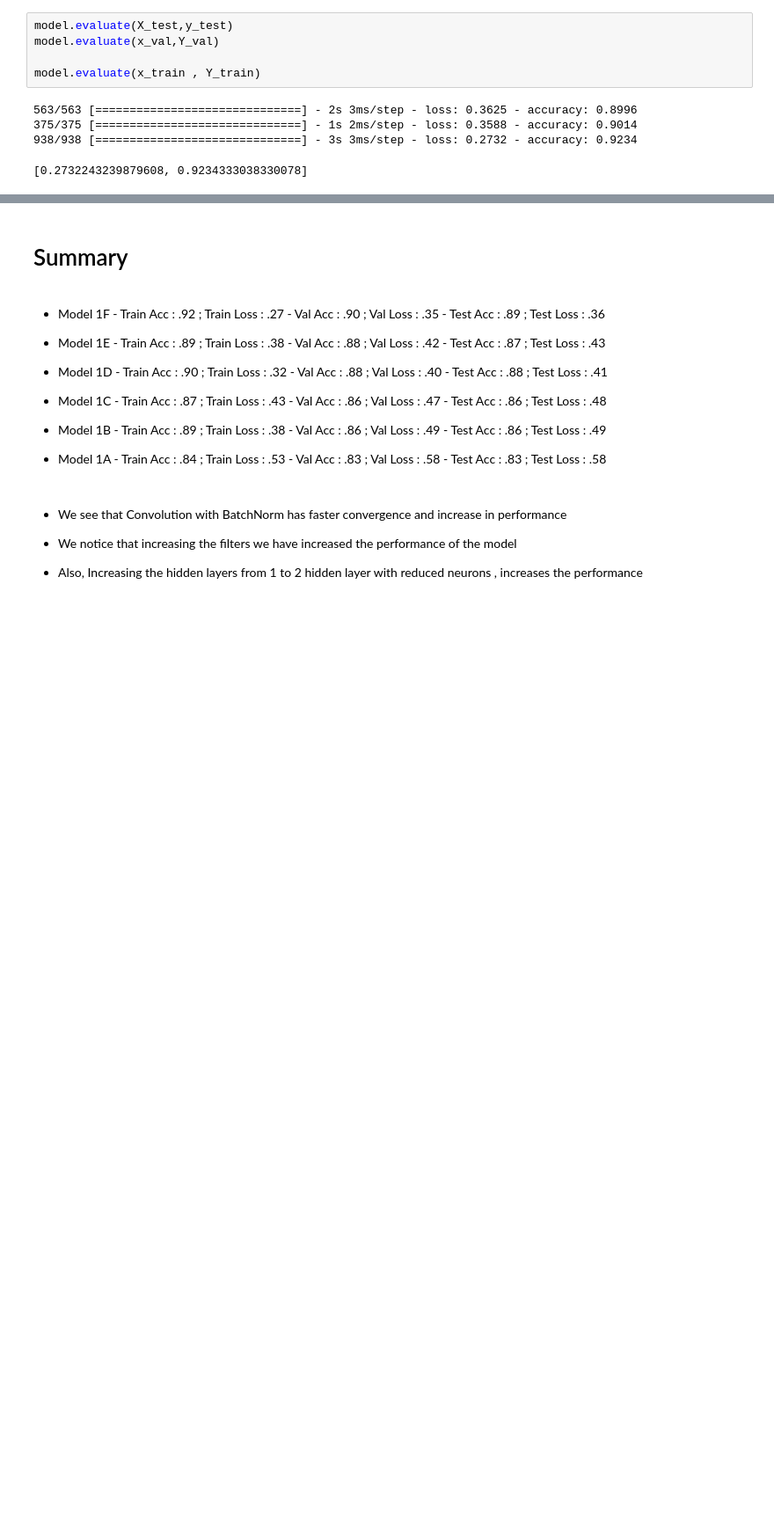
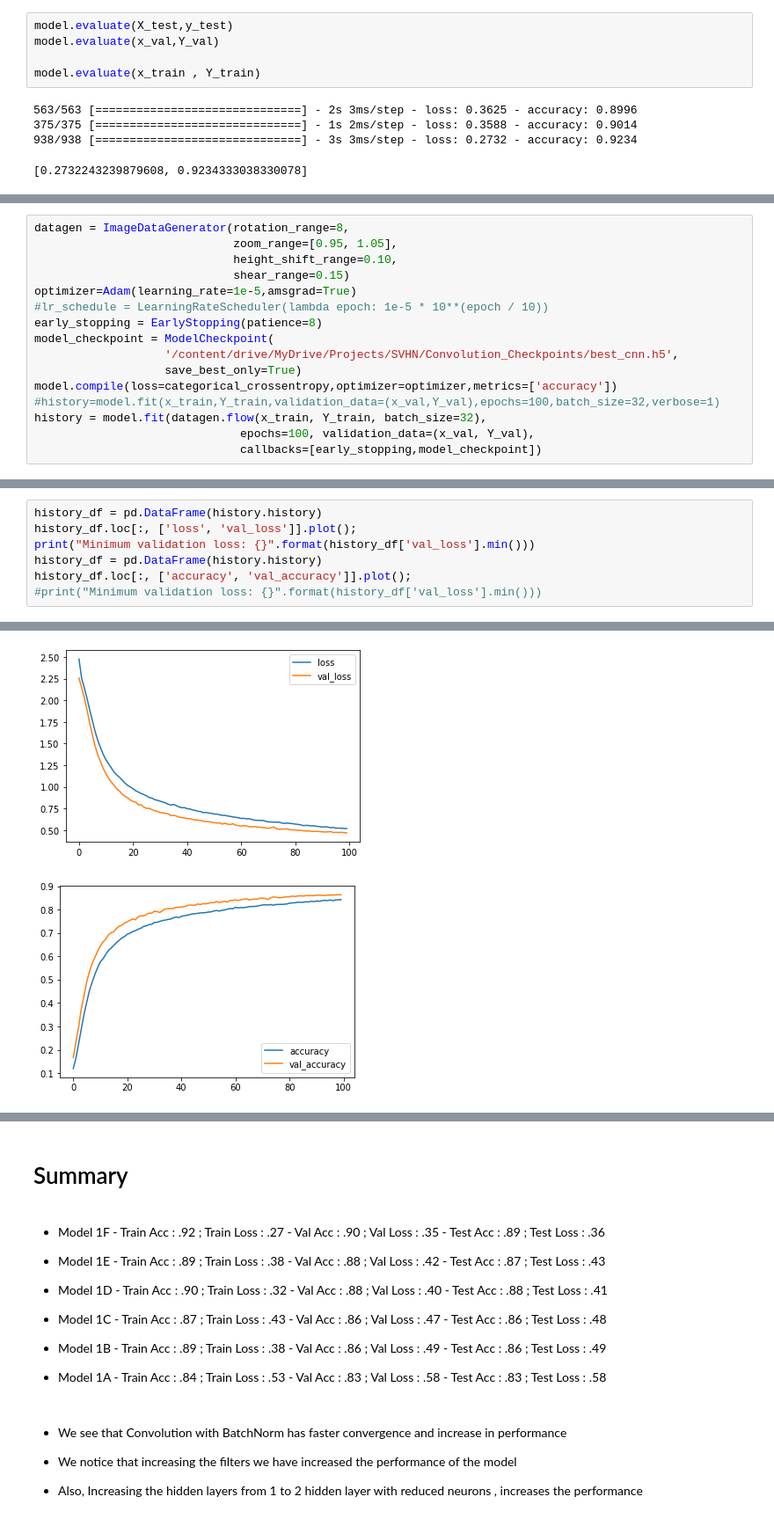
Before and after one commit to RiseAboveAll/SVHN, a Jupyter notebook: SVHN_Convnet.ipynb, the cells around one changed output, grey strips where cells are left out. Shown at 88% size. Saved outputs shown, nothing was run; the diff lists cells and outputs as text; blank space fills up the shorter version.

```diff
--- a/SVHN_Convnet.ipynb
+++ b/SVHN_Convnet.ipynb
@@ -615,0 +665,16 @@ model.evaluate(x_train , Y_train)
+# %%
+datagen = ImageDataGenerator(rotation_range=8,
+                             zoom_range=[0.95, 1.05],
+                             height_shift_range=0.10,
+                             shear_range=0.15)
+optimizer=Adam(learning_rate=1e-5,amsgrad=True)
+#lr_schedule = LearningRateScheduler(lambda epoch: 1e-5 * 10**(epoch / 10))
+early_stopping = EarlyStopping(patience=8)
+model_checkpoint = ModelCheckpoint(
+                   '/content/drive/MyDrive/Projects/SVHN/Convolution_Checkpoints/best_cnn.h5',
+                   save_best_only=True)
+model.compile(loss=categorical_crossentropy,optimizer=optimizer,metrics=['accuracy'])
+#history=model.fit(x_train,Y_train,validation_data=(x_val,Y_val),epochs=100,batch_size=32,verbose=1)
+history = model.fit(datagen.flow(x_train, Y_train, batch_size=32),
+                              epochs=100, validation_data=(x_val, Y_val),
+                              callbacks=[early_stopping,model_checkpoint])
@@ -615,0 +699,8 @@ model.evaluate(x_train , Y_train)
+# %%
+history_df = pd.DataFrame(history.history)
+history_df.loc[:, ['loss', 'val_loss']].plot();
+print("Minimum validation loss: {}".format(history_df['val_loss'].min()))
+history_df = pd.DataFrame(history.history)
+history_df.loc[:, ['accuracy', 'val_accuracy']].plot();
+#print("Minimum validation loss: {}".format(history_df['val_loss'].min()))
+# %% [output]
@@ -615,0 +708,2 @@ model.evaluate(x_train , Y_train)
+[figure, added]
+[figure, added]
```
Also changed, not shown: parts of 12 cells of this notebook.
